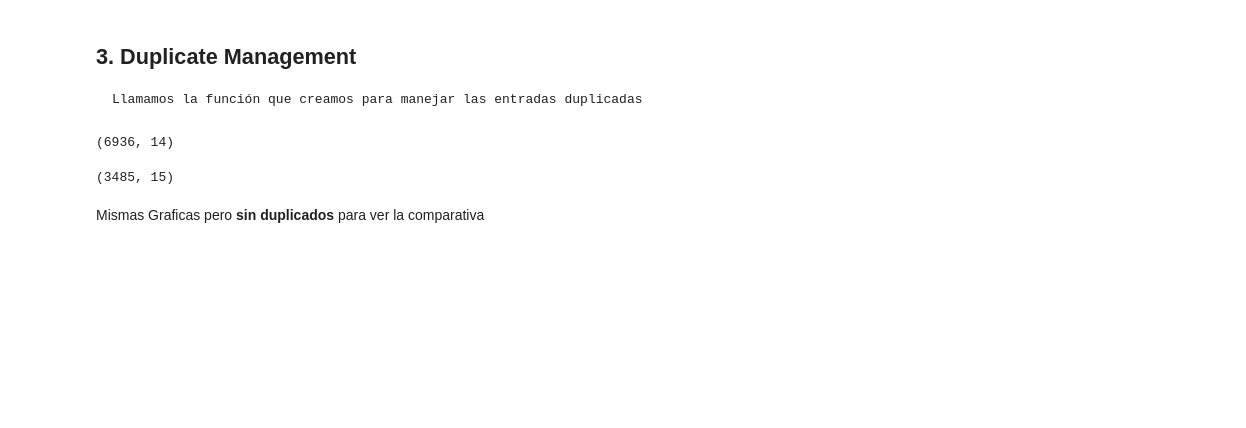
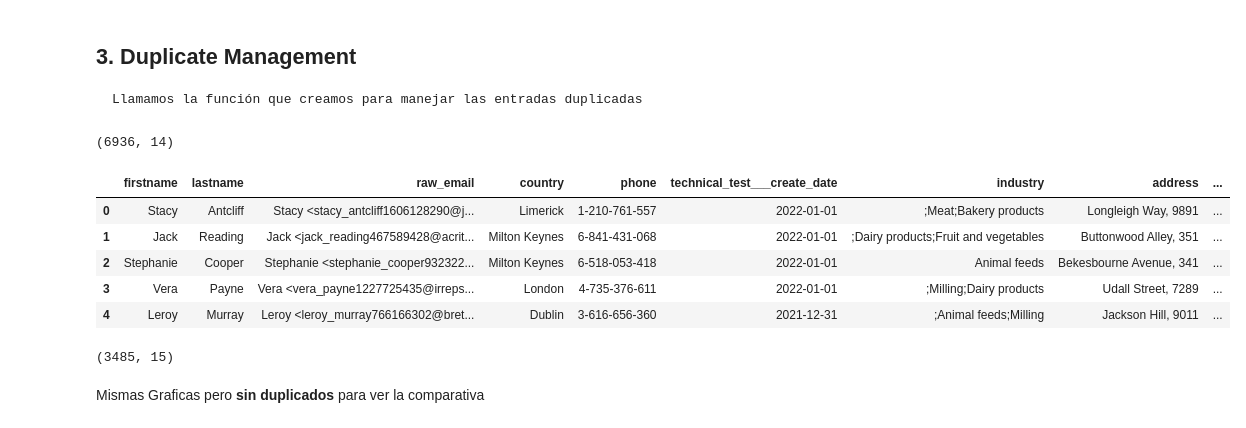
Before and after one commit to DgDos/Technical-Test-Phase-II---On-The-Fuze, a Jupyter notebook: DataPipelineHubSpot.ipynb, the cells around one changed output. Saved outputs shown, nothing was run; the diff lists cells and outputs as text; code cells hidden in the pictures; blank space fills up the shorter version.

```diff
--- a/DataPipelineHubSpot.ipynb
+++ b/DataPipelineHubSpot.ipynb
@@ -165,6 +181,14 @@ df.shape
 (6936, 14)
 # %%
 dfnoduplicates=pd.DataFrame(hsl.duplicatemanagement(df))
+dfnoduplicates.head()
+# %% [output]
+|  | firstname | lastname | raw_email | country | phone | technical_test___create_date | industry | address | ... |
+| 0 | Stacy | Antcliff | Stacy <stacy_antcliff1606128290@j... | Limerick | 1-210-761-557 | 2022-01-01 | ;Meat;Bakery products | Longleigh Way, 9891 | ... |
+| 1 | Jack | Reading | Jack <jack_reading467589428@acrit... | Milton Keynes | 6-841-431-068 | 2022-01-01 | ;Dairy products;Fruit and vegetables | Buttonwood Alley, 351 | ... |
+| 2 | Stephanie | Cooper | Stephanie <stephanie_cooper932322... | Milton Keynes | 6-518-053-418 | 2022-01-01 | Animal feeds | Bekesbourne Avenue, 341 | ... |
+| 3 | Vera | Payne | Vera <vera_payne1227725435@irreps... | London | 4-735-376-611 | 2022-01-01 | ;Milling;Dairy products | Udall Street, 7289 | ... |
+| 4 | Leroy | Murray | Leroy <leroy_murray766166302@bret... | Dublin | 3-616-656-360 | 2021-12-31 | ;Animal feeds;Milling | Jackson Hill, 9011 | ... |
 # %%
 dfnoduplicates.shape
 # %% [output]
```
Also changed, not shown: parts of 2 cells of this notebook.
